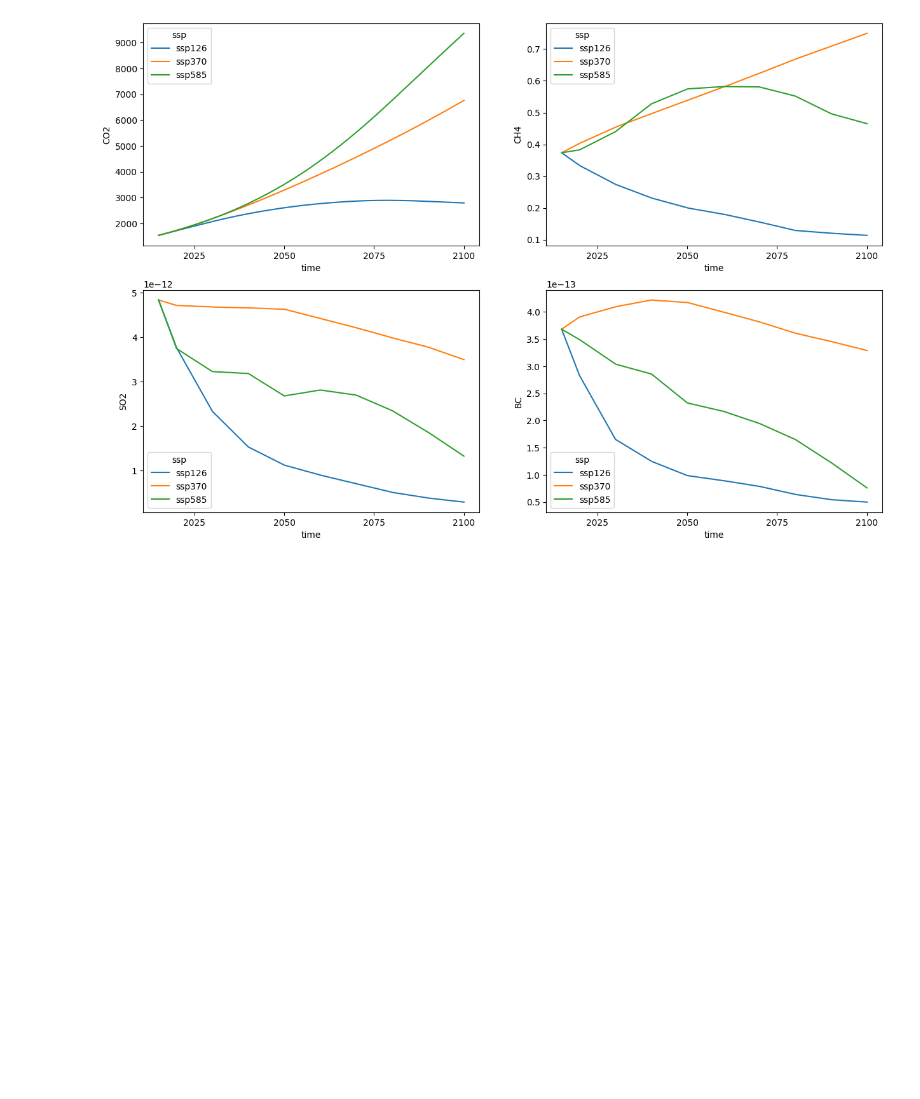
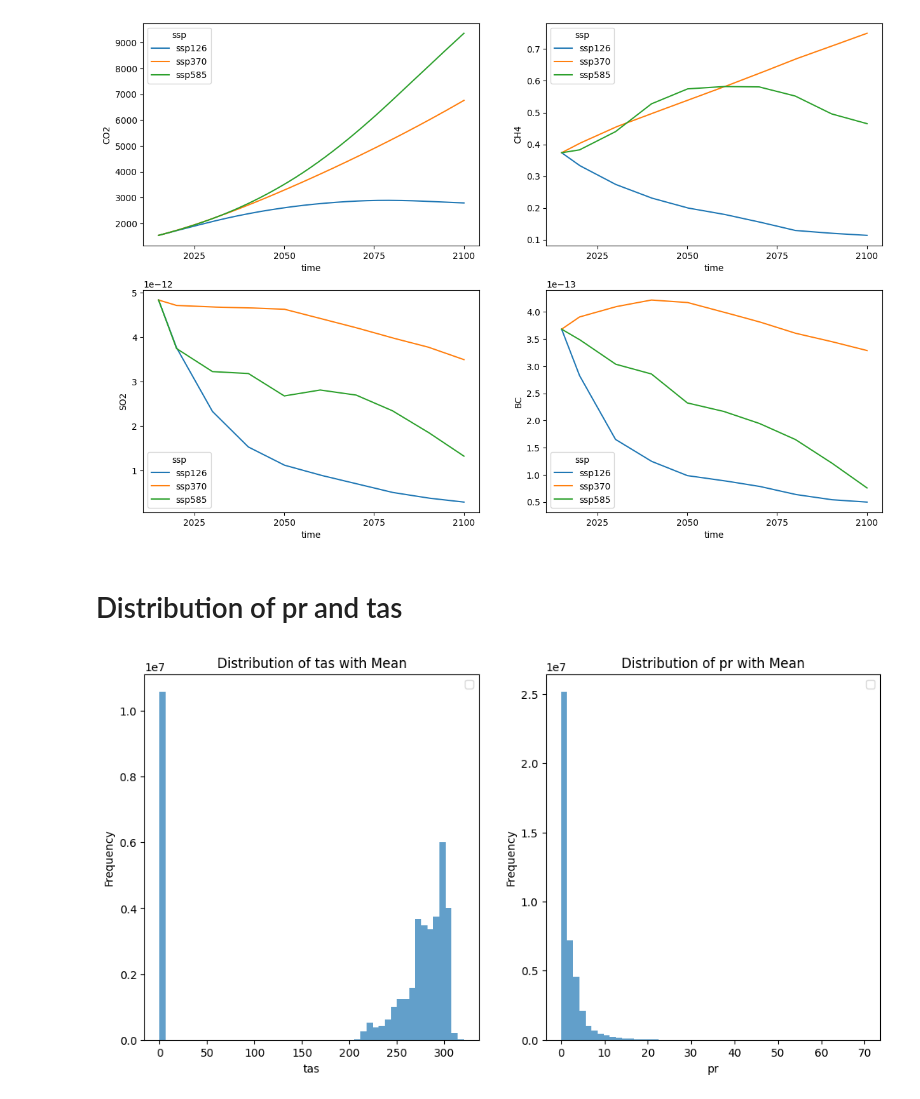
Before and after one commit to srikar-eranky/group12-cse151b-spring2025-competition, a Jupyter notebook: notebooks/data-exploration-basic.ipynb, the cells around one changed output. Cells and saved outputs as stored; diff of their text form; code cells hidden in the pictures; blank space fills up the shorter version.

Commit message:
plots

```diff
--- a/notebooks/data-exploration-basic.ipynb
+++ b/notebooks/data-exploration-basic.ipynb
@@ -66,3 +82,35 @@ global_mean_data.SO2.plot(ax=axes[2], hue="ssp")
 _ = global_mean_data.BC.plot(ax=axes[3], hue="ssp")
 # %% [output]
 [figure]
+# %% [markdown]
+# Distribution of pr and tas
+# %%
+import numpy as np
+
+# Flatten tas and pr arrays, and compute the mean
+
+# Flatten tas values
+tas_values = data['tas'].values.flatten()
+
+# Flatten pr values
+pr_values = data['pr'].values.flatten()
+
+plt.figure(figsize=(12,6))
+
+plt.subplot(1,2,1)
+plt.hist(tas_values, bins=50, alpha=0.7)
+plt.xlabel('tas')
+plt.ylabel('Frequency')
+plt.title('Distribution of tas with Mean')
+plt.legend()
+
+plt.subplot(1,2,2)
+plt.hist(pr_values, bins=50, alpha=0.7)
+plt.xlabel('pr')
+plt.ylabel('Frequency')
+plt.title('Distribution of pr with Mean')
+plt.legend()
+
+plt.show()
+# %% [output]
+[figure, added]
```
Also changed, not shown: parts of 9 cells of this notebook.
